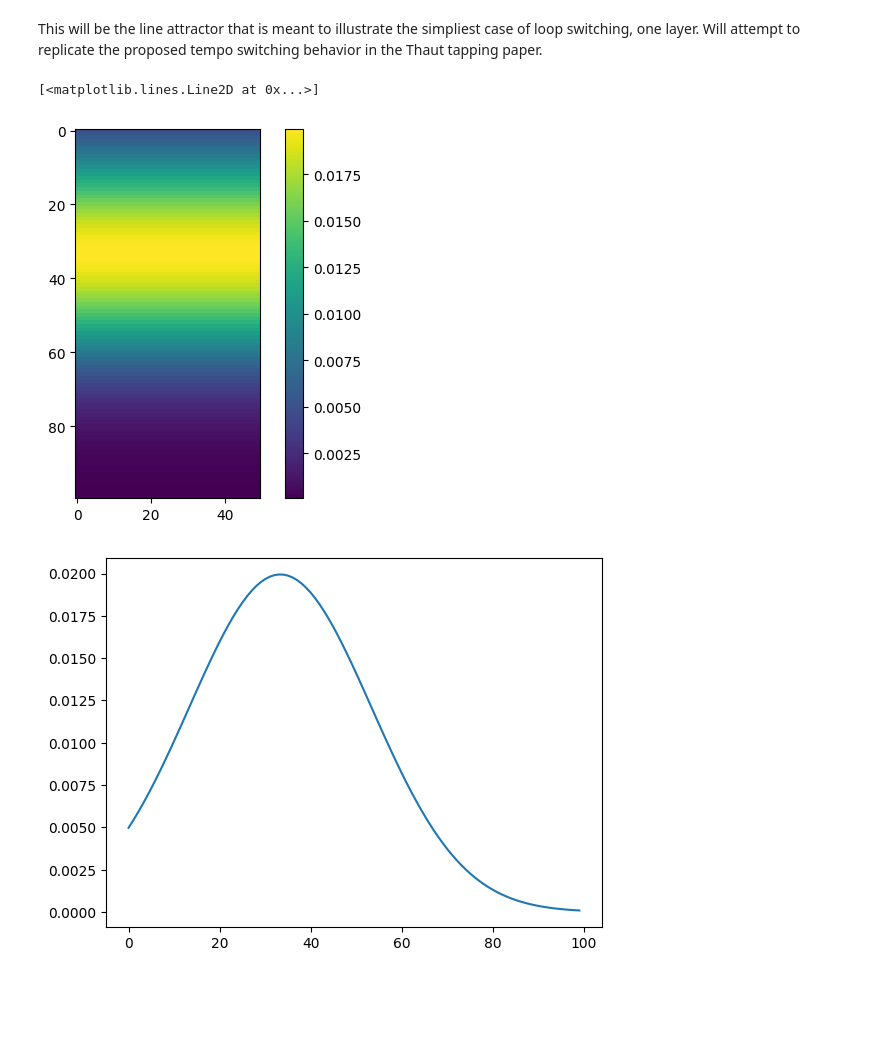
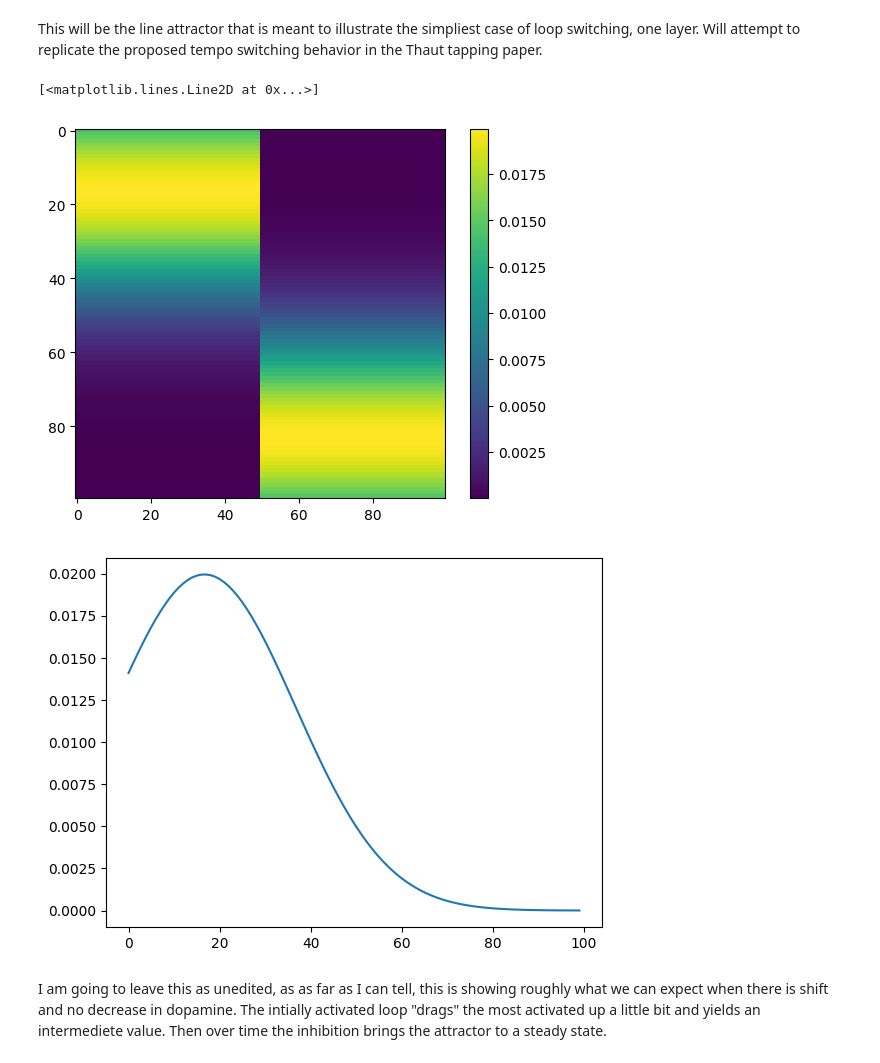
Before and after one commit to joncannon/Thesis, a Jupyter notebook: tonic_bump.ipynb, the cells around one changed output. Saved outputs shown, nothing was run; the diff lists cells and outputs as text; code cells hidden in the pictures; blank space fills up the shorter version.

```diff
--- a/tonic_bump.ipynb
+++ b/tonic_bump.ipynb
@@ -85,25 +93,54 @@ class attractor:
                 vec[i] = 0
 
         return vec
-# %%
-#going to create some input cases here to keep code clean
-
-n_units = 100
-n_steps = 50
-case1 = np.zeros((n_units,n_steps))
-
-unit_ids = np.arange(0,100,1)
-for i in range(0,n_steps):
-    case1[:,i] = stats.norm.pdf(unit_ids, n_units/3, 20)
-
-plt.figure(1)
-plt.imshow(case1)
-plt.colorbar()
-
-plt.figure(2)
-plt.plot(case1[:,1])
-# %% [output]
-[<matplotlib.lines.Line2D at 0x...>]
-[figure, removed]
-[figure, removed]
+# %%
+#going to create some input cases here to keep code clean
+
+### case 1, simple Gaussian bump about a third of the way into the line
+n_units = 100
+n_steps = 50
+sd = 20
+case1 = np.zeros((n_units,n_steps))
+
+unit_ids = np.arange(0,100,1)
+for i in range(0,n_steps):
+    case1[:,i] = stats.norm.pdf(unit_ids, n_units/3, sd)
+
+### case 2, simple gaussian bump that then jumps down the line, about a third
+n_units = 100
+n_steps = 100
+sd
+case2 = np.zeros((n_units,n_steps))
+
+unit_ids = np.arange(0,100,1)
+for i in range(0,int(n_steps/2)):
+    case2[:,i] = stats.norm.pdf(unit_ids, n_units/3, sd)
+for i in range(int(n_steps/2),n_steps):
+    case2[:,i] = stats.norm.pdf(unit_ids, n_units*(2/3)-20, sd)
+
+### case 3, going to do the same as above, but have the jump be further so there is less overlap, I think it will help
+n_units = 100
+n_steps = 100
+sd
+case3 = np.zeros((n_units,n_steps))
+
+unit_ids = np.arange(0,100,1)
+for i in range(0,int(n_steps/2)):
+    case3[:,i] = stats.norm.pdf(unit_ids, n_units * 1/6, sd)
+for i in range(int(n_steps/2),n_steps):
+    case3[:,i] = stats.norm.pdf(unit_ids, n_units* 5/6, sd)
+
+
+plt.figure(1)
+plt.imshow(case3)
+plt.colorbar()
+
+plt.figure(2)
+plt.plot(case3[:,1])
+# %% [output]
+[<matplotlib.lines.Line2D at 0x...>]
+[figure, added]
+[figure, added]
+# %% [markdown]
+I am going to leave this as unedited, as as far as I can tell, this is showing roughly what we can expect when there is shift and no decrease in dopamine. The intially activated loop "drags" the most activated up a little bit and yields an intermediete value. Then over time the inhibition brings the attractor to a steady state.
 # %%
```
Also changed, not shown: parts of 5 cells of this notebook.
